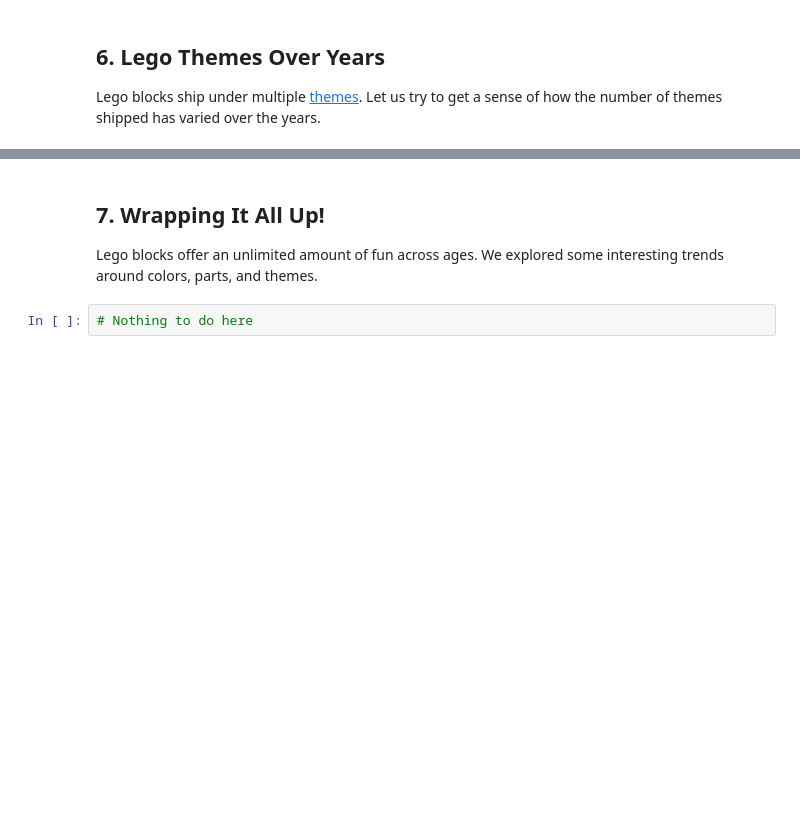
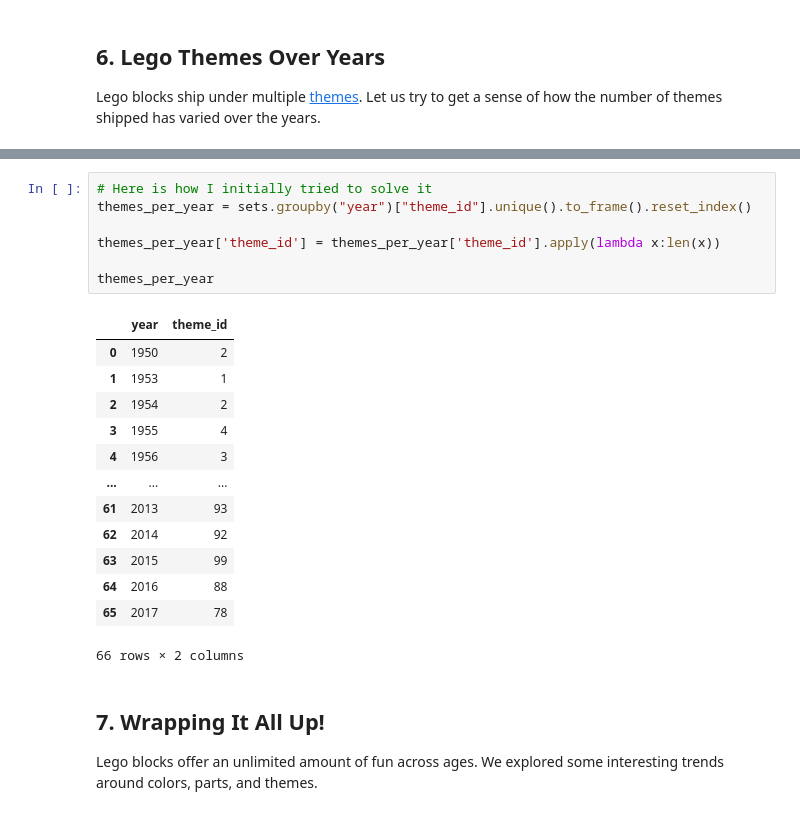
Before and after one commit to TR-1000/Machine-Learning-and-Data-Science, a Jupyter notebook: legos/notebook.ipynb, the cells around one changed output, grey strips where cells are left out. Saved outputs shown, nothing was run; the diff lists cells and outputs as text; blank space fills up the shorter version.

```diff
--- a/legos/notebook.ipynb
+++ b/legos/notebook.ipynb
@@ -52,5 +83,24 @@ colors.head()
+# %%
+# Here is how I initially tried to solve it
+themes_per_year = sets.groupby("year")["theme_id"].unique().to_frame().reset_index()
+
+themes_per_year['theme_id'] = themes_per_year['theme_id'].apply(lambda x:len(x))
+
+themes_per_year
+# %% [output]
+|  | year | theme_id |
+| 0 | 1950 | 2 |
+| 1 | 1953 | 1 |
+| 2 | 1954 | 2 |
+| 3 | 1955 | 4 |
+| 4 | 1956 | 3 |
+| ... | ... | ... |
+| 61 | 2013 | 93 |
+| 62 | 2014 | 92 |
+| 63 | 2015 | 99 |
+| 64 | 2016 | 88 |
+| 65 | 2017 | 78 |
+66 rows × 2 columns
 # %% [markdown]
 ## 7. Wrapping It All Up!
 <p>Lego blocks offer an unlimited amount of fun across ages. We explored some interesting trends around colors, parts, and themes. </p>
-# %%
-# Nothing to do here
```
Also changed, not shown: parts of 7 cells of this notebook.
